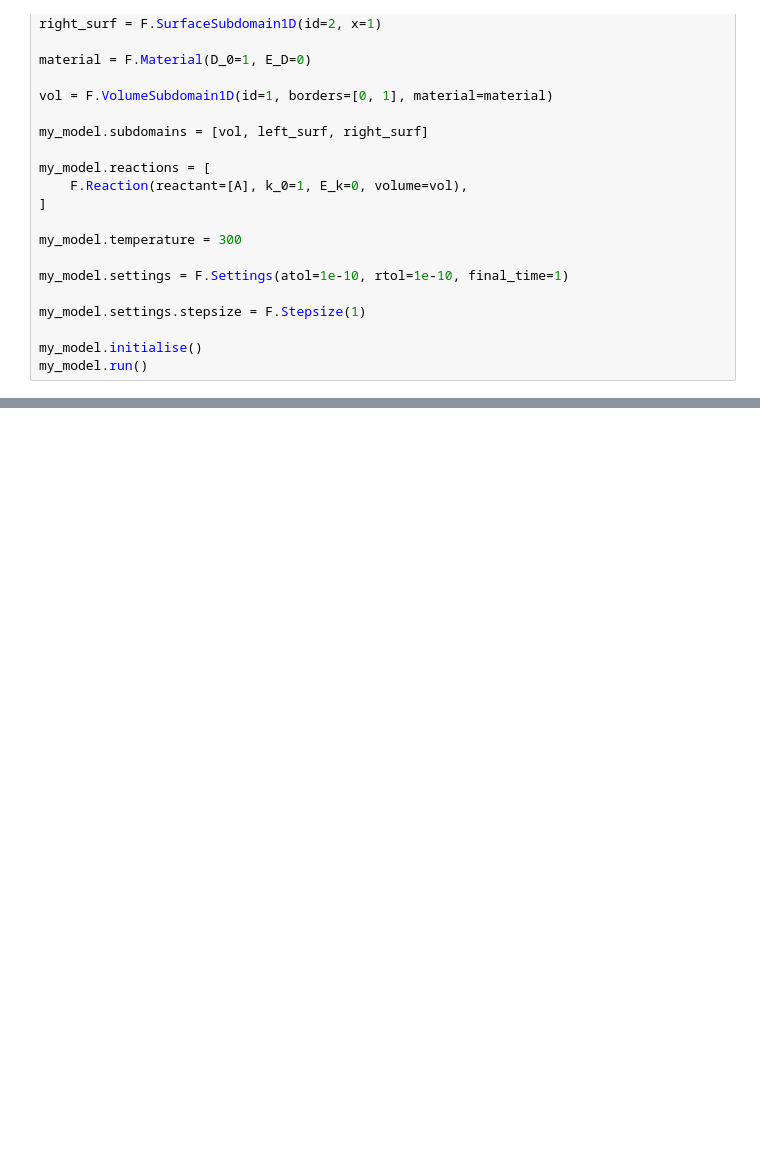
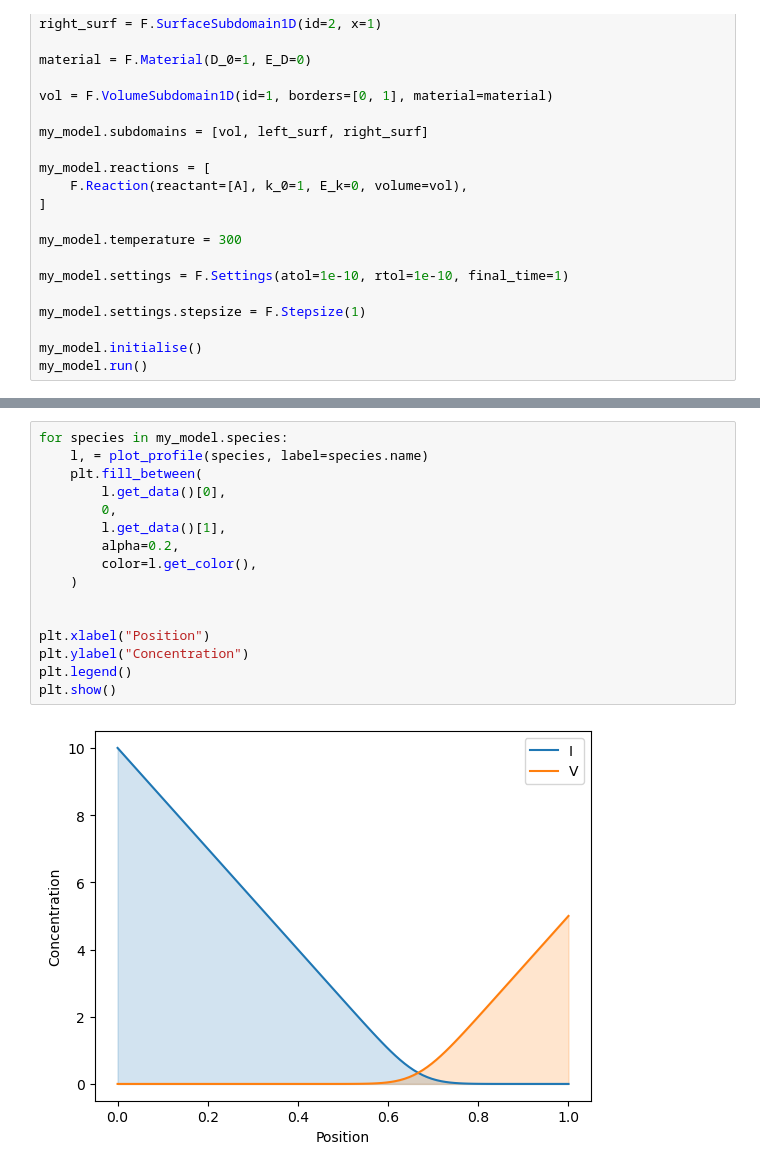
Before and after one commit to festim-dev/FESTIM-workshop, a Jupyter notebook: book/content/reactions.ipynb, the cells around one changed output, grey strips where cells are left out. Cells and saved outputs as stored; diff of their text form; blank space fills up the shorter version.

```diff
--- a/book/content/reactions.ipynb
+++ b/book/content/reactions.ipynb
@@ -582,0 +836,18 @@ plt.show()
+# %%
+for species in my_model.species:
+    l, = plot_profile(species, label=species.name)
+    plt.fill_between(
+        l.get_data()[0],
+        0,
+        l.get_data()[1],
+        alpha=0.2,
+        color=l.get_color(),
+    )
+
+
+plt.xlabel("Position")
+plt.ylabel("Concentration")
+plt.legend()
+plt.show()
+# %% [output]
+[figure, added]
```
Also changed, not shown: parts of 38 cells of this notebook.
